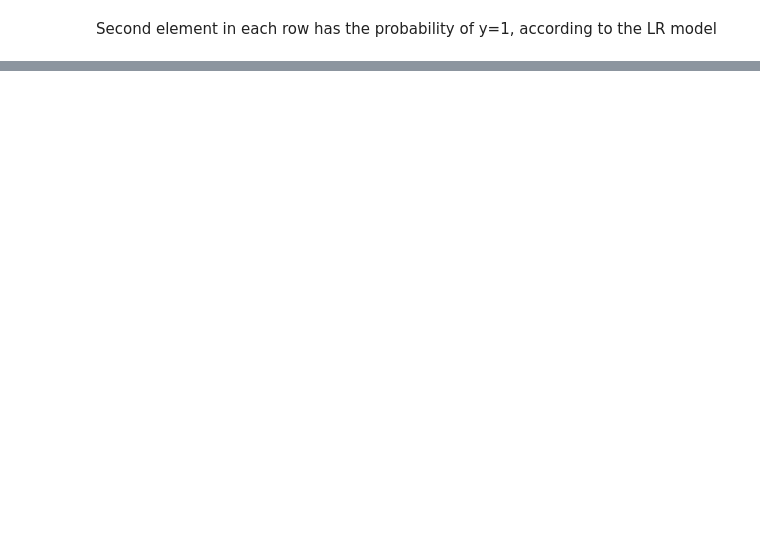
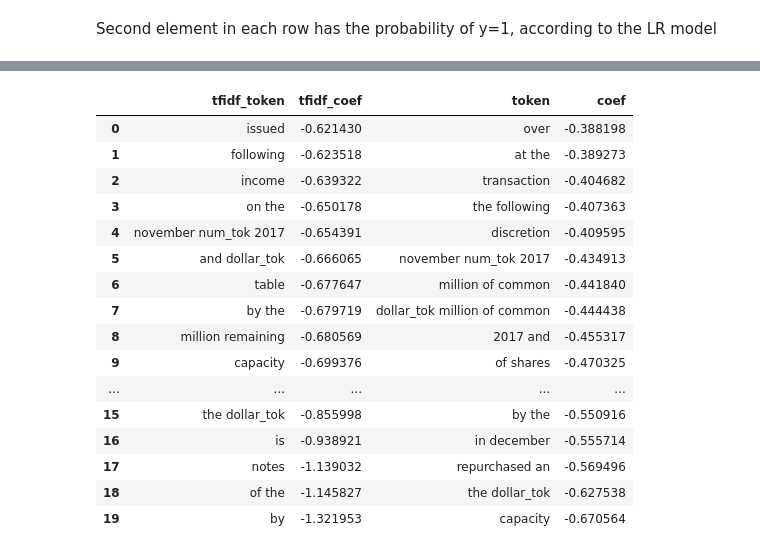
Before and after one commit to suhasinipallai/New_constructs, a Jupyter notebook: jj-eda.ipynb, the cells around one changed output, grey strips where cells are left out. Cells and saved outputs as stored; diff of their text form; code cells hidden in the pictures; blank space fills up the shorter version.

```diff
--- a/jj-eda.ipynb
+++ b/jj-eda.ipynb
@@ -1276,0 +1112,20 @@ lr_pl.score(X_test, y_test)
+# %%
+pd.concat([coef_tfidf_df.tail(20).reset_index(drop=True), coef_bin_df.tail(20).reset_index(drop=True)], axis=1)
+# %% [output]
+|  | tfidf_token | tfidf_coef | token | coef |
+| 0 | issued | -0.621430 | over | -0.388198 |
+| 1 | following | -0.623518 | at the | -0.389273 |
+| 2 | income | -0.639322 | transaction | -0.404682 |
+| 3 | on the | -0.650178 | the following | -0.407363 |
+| 4 | november num_tok 2017 | -0.654391 | discretion | -0.409595 |
+| 5 | and dollar_tok | -0.666065 | november num_tok 2017 | -0.434913 |
+| 6 | table | -0.677647 | million of common | -0.441840 |
+| 7 | by the | -0.679719 | dollar_tok million of common | -0.444438 |
+| 8 | million remaining | -0.680569 | 2017 and | -0.455317 |
+| 9 | capacity | -0.699376 | of shares | -0.470325 |
+| ... | ... | ... | ... | ... |
+| 15 | the dollar_tok | -0.855998 | by the | -0.550916 |
+| 16 | is | -0.938921 | in december | -0.555714 |
+| 17 | notes | -1.139032 | repurchased an | -0.569496 |
+| 18 | of the | -1.145827 | the dollar_tok | -0.627538 |
+| 19 | by | -1.321953 | capacity | -0.670564 |
```
Also changed, not shown: parts of 181 cells of this notebook.
